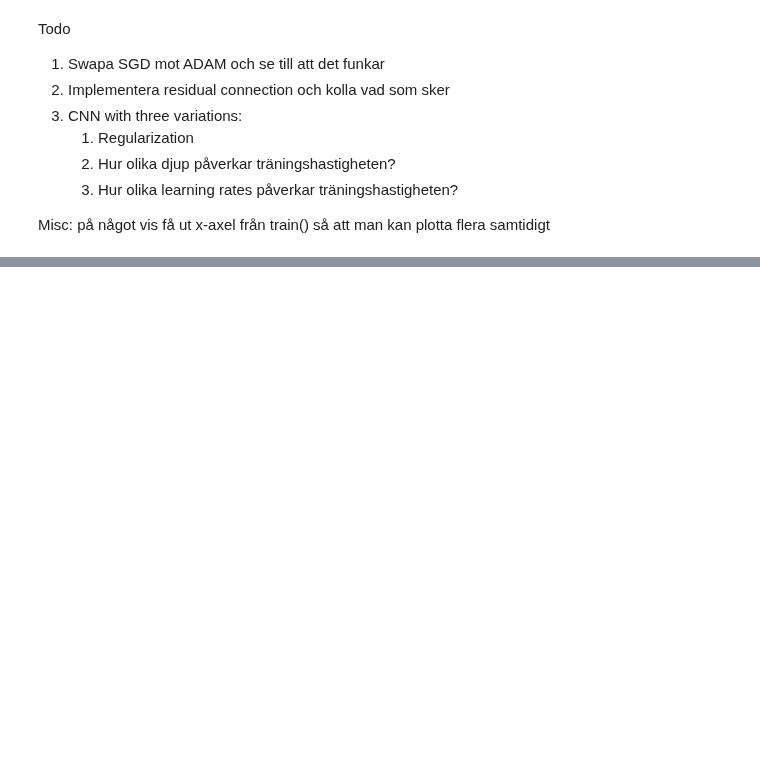
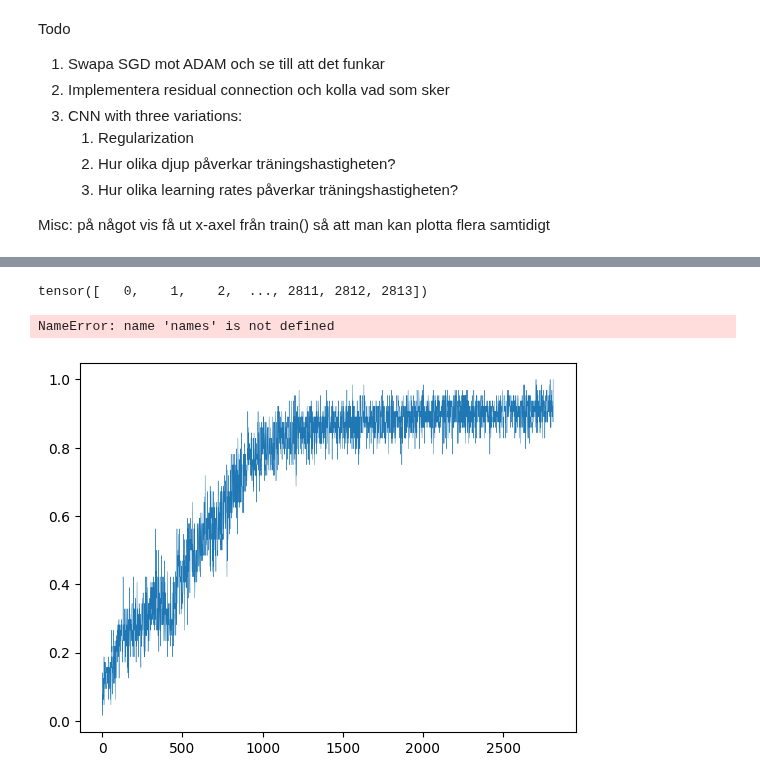
Before and after one commit to muggukejsarn/y4p1, a Jupyter notebook: p3/deeplearning/assignment2/ha2.ipynb, the cells around one changed output, grey strips where cells are left out. Cells and saved outputs as stored; diff of their text form; code cells hidden in the pictures; blank space fills up the shorter version.

```diff
--- a/p3/deeplearning/assignment2/ha2.ipynb
+++ b/p3/deeplearning/assignment2/ha2.ipynb
@@ -12,0 +49,12 @@ np.random.seed(42)
+# %%
+def compute_loss(y_pred_1h, input_data, labels):
+    """
+    y_pred: model(input)
+    input_data: input from batch
+    labels: labels from batch
+    """
+
+    loss = torch.nn.functional.cross_entropy(y_pred_1h, labels)
+    acc = (y_pred_1h.argmax(dim=1) == labels.argmax(dim=1)).float().mean() # Check accuracy
+
+    return loss, acc
@@ -497,3 +574,21 @@ Todo
     3. Hur olika learning rates påverkar träningshastigheten?
 
 Misc: på något vis få ut x-axel från train() så att man kan plotta flera samtidigt
+# %%
+standard_adam_cnn_relu = ConvNetwork()  # Base network
+
+standard_adam_cnn_tanh = ConvNetwork() # Compare Adam with ReLU vs Tanh
+regularized_adam_cnn = ConvNetwork() # Compare nonregularized vs regularized
+higherlr_adam_cnn = ConvNetwork() # Compare with a significantly higher learning rate
+
+xtr = train_dataset_cnn
+xte = test_dataset_cnn
+
+net1 = train(standard_adam_cnn_relu, xtr, xte, num_epochs=3, batch_size=64, optmzr="adam")
+net2 = train(standard_adam_cnn_tanh, xtr, xte, num_epochs=3, batch_size=64, optmzr="adam")
+net3 = train(regularized_adam_cnn, xtr, xte, num_epochs=3, batch_size=64, optmzr="adam", reglz=1)
+net4 = train(higherlr_adam_cnn, xtr, xte, num_epochs=3, batch_size=64, alpha_lr=0.02)
+
+names = ["CNN ReLU", "CNN Tanh", "CNN ReLU with regularization", "CNN ReLU with higher LR"]
+
+plot_learning_curve([net1, net2, net3, net4], names)
@@ -499,0 +613,10 @@ Misc: på något vis få ut x-axel från train() så att man kan plotta flera sa
+# %%
+print(net1[0])
+
+plt.plot(net1[0], net1[3], linewidth=0.3)
+
+plot_learning_curve([net1, net2, net3, net4], names)
+# %% [output]
+tensor([   0,    1,    2,  ..., 2811, 2812, 2813])
+NameError: name 'names' is not defined
+[figure, added]
```
Also changed, not shown: parts of 31 cells of this notebook.
